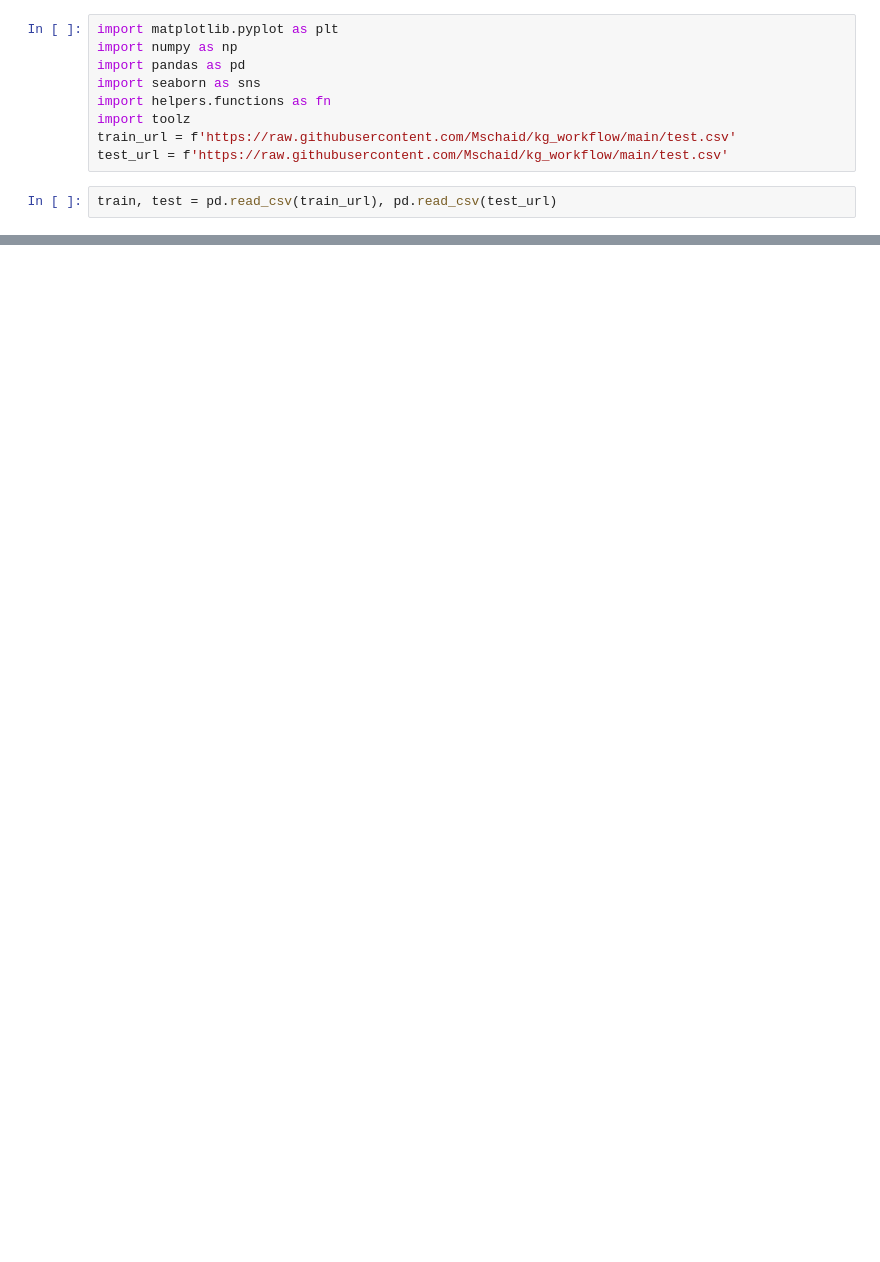
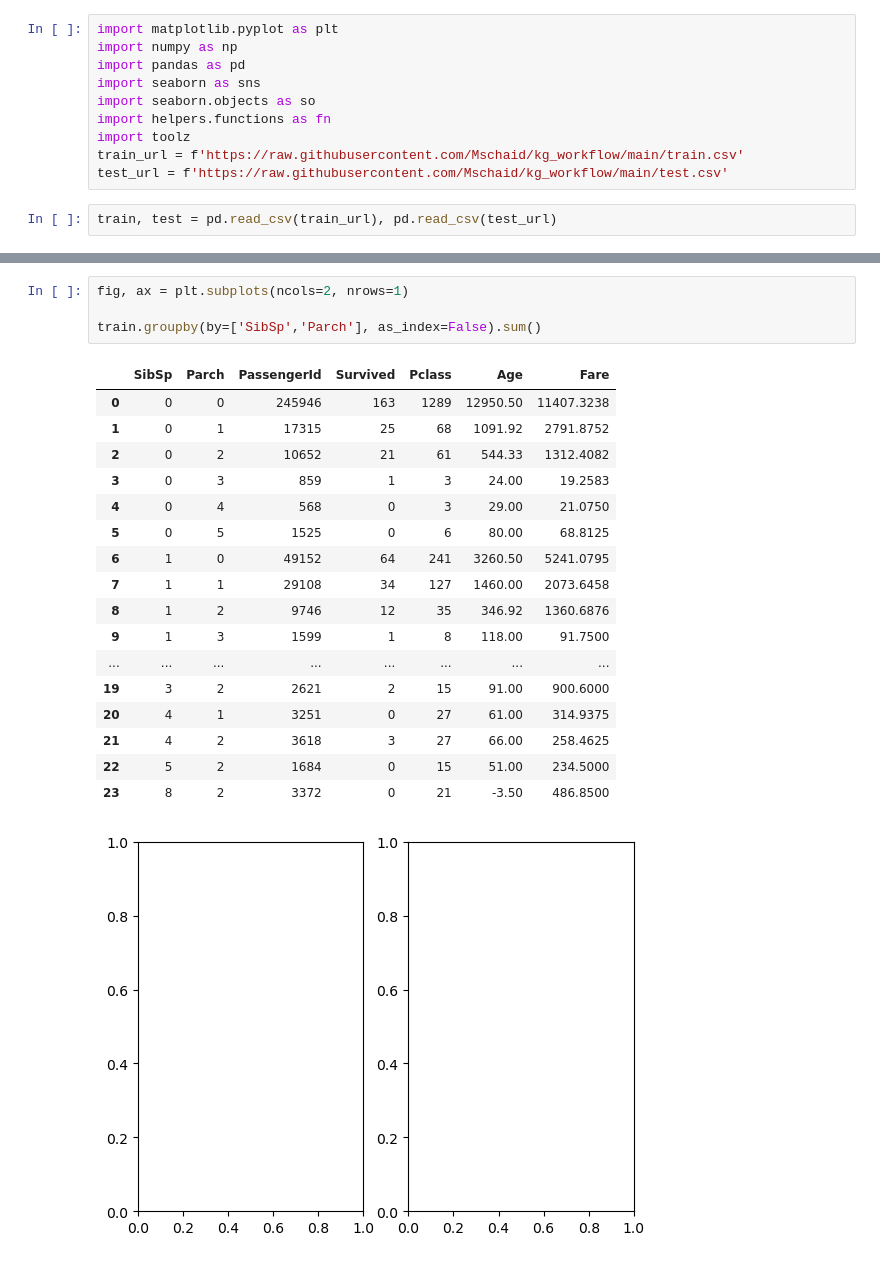
Before and after one commit to Mschaid/kg_workflow, a Jupyter notebook: notebooks/EDA.ipynb, the cells around one changed output, grey strips where cells are left out. Saved outputs shown, nothing was run; the diff lists cells and outputs as text; blank space fills up the shorter version.

```diff
--- a/notebooks/EDA.ipynb
+++ b/notebooks/EDA.ipynb
@@ -6,9 +6,10 @@ import matplotlib.pyplot as plt
 import numpy as np
 import pandas as pd
 import seaborn as sns
+import seaborn.objects as so
 import helpers.functions as fn
 import toolz
-train_url = f'https://raw.githubusercontent.com/Mschaid/kg_workflow/main/test.csv'
+train_url = f'https://raw.githubusercontent.com/Mschaid/kg_workflow/main/train.csv'
 test_url = f'https://raw.githubusercontent.com/Mschaid/kg_workflow/main/test.csv'
 # %%
 train, test = pd.read_csv(train_url), pd.read_csv(test_url)
@@ -24,2 +24,25 @@ train.head()
+# %%
+fig, ax = plt.subplots(ncols=2, nrows=1)
+
+train.groupby(by=['SibSp','Parch'], as_index=False).sum()
+# %% [output]
+|  | SibSp | Parch | PassengerId | Survived | Pclass | Age | Fare |
+| 0 | 0 | 0 | 245946 | 163 | 1289 | 12950.50 | 11407.3238 |
+| 1 | 0 | 1 | 17315 | 25 | 68 | 1091.92 | 2791.8752 |
+| 2 | 0 | 2 | 10652 | 21 | 61 | 544.33 | 1312.4082 |
+| 3 | 0 | 3 | 859 | 1 | 3 | 24.00 | 19.2583 |
+| 4 | 0 | 4 | 568 | 0 | 3 | 29.00 | 21.0750 |
+| 5 | 0 | 5 | 1525 | 0 | 6 | 80.00 | 68.8125 |
+| 6 | 1 | 0 | 49152 | 64 | 241 | 3260.50 | 5241.0795 |
+| 7 | 1 | 1 | 29108 | 34 | 127 | 1460.00 | 2073.6458 |
+| 8 | 1 | 2 | 9746 | 12 | 35 | 346.92 | 1360.6876 |
+| 9 | 1 | 3 | 1599 | 1 | 8 | 118.00 | 91.7500 |
+| ... | ... | ... | ... | ... | ... | ... | ... |
+| 19 | 3 | 2 | 2621 | 2 | 15 | 91.00 | 900.6000 |
+| 20 | 4 | 1 | 3251 | 0 | 27 | 61.00 | 314.9375 |
+| 21 | 4 | 2 | 3618 | 3 | 27 | 66.00 | 258.4625 |
+| 22 | 5 | 2 | 1684 | 0 | 15 | 51.00 | 234.5000 |
+| 23 | 8 | 2 | 3372 | 0 | 21 | -3.50 | 486.8500 |
+[figure, added]
 # %%
 def process_data(df):
```
Also changed, not shown: parts of 7 cells of this notebook, 1 other file.
